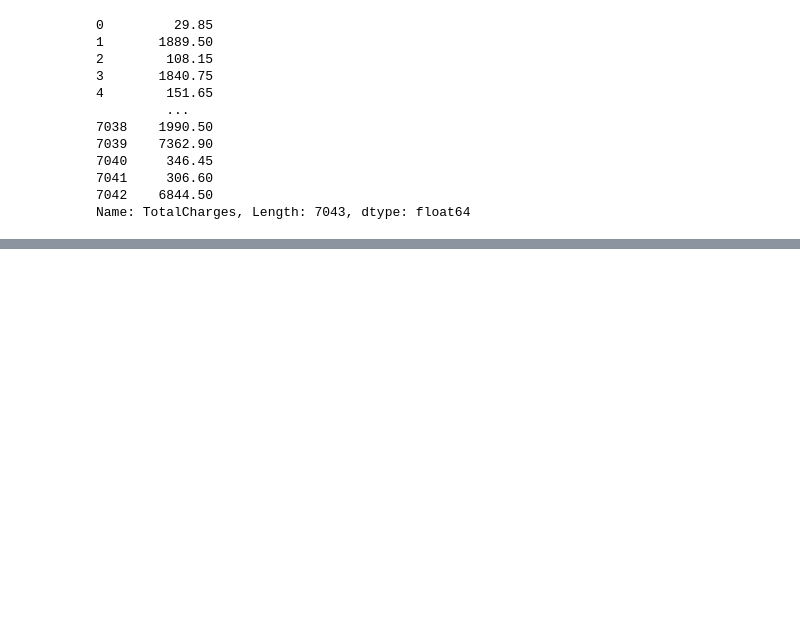
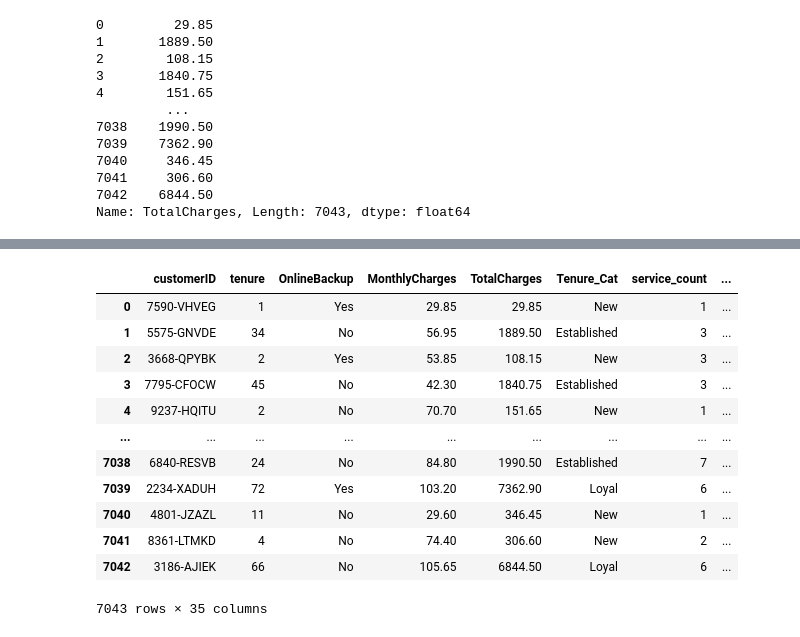
Before and after one commit to Dulina77/Churn_prediction_telco, a Jupyter notebook: Churn.ipynb, the cells around one changed output, grey strips where cells are left out. Saved outputs shown, nothing was run; the diff lists cells and outputs as text; code cells hidden in the pictures; blank space fills up the shorter version.

```diff
--- a/Churn.ipynb
+++ b/Churn.ipynb
@@ -339,0 +440,19 @@ Name: TotalCharges, Length: 7043, dtype: float64
+# %%
+df_onehot = df.copy()
+
+df_onehot = pd.get_dummies(df_onehot, columns=categorcal_features, drop_first=True)
+df_onehot
+# %% [output]
+|  | customerID | tenure | OnlineBackup | MonthlyCharges | TotalCharges | Tenure_Cat | service_count | ... |
+| 0 | 7590-VHVEG | 1 | Yes | 29.85 | 29.85 | New | 1 | ... |
+| 1 | 5575-GNVDE | 34 | No | 56.95 | 1889.50 | Established | 3 | ... |
+| 2 | 3668-QPYBK | 2 | Yes | 53.85 | 108.15 | New | 3 | ... |
+| 3 | 7795-CFOCW | 45 | No | 42.30 | 1840.75 | Established | 3 | ... |
+| 4 | 9237-HQITU | 2 | No | 70.70 | 151.65 | New | 1 | ... |
+| ... | ... | ... | ... | ... | ... | ... | ... | ... |
+| 7038 | 6840-RESVB | 24 | No | 84.80 | 1990.50 | Established | 7 | ... |
+| 7039 | 2234-XADUH | 72 | Yes | 103.20 | 7362.90 | Loyal | 6 | ... |
+| 7040 | 4801-JZAZL | 11 | No | 29.60 | 346.45 | New | 1 | ... |
+| 7041 | 8361-LTMKD | 4 | No | 74.40 | 306.60 | New | 2 | ... |
+| 7042 | 3186-AJIEK | 66 | No | 105.65 | 6844.50 | Loyal | 6 | ... |
+7043 rows × 35 columns
```
Also changed, not shown: parts of 23 cells of this notebook.
